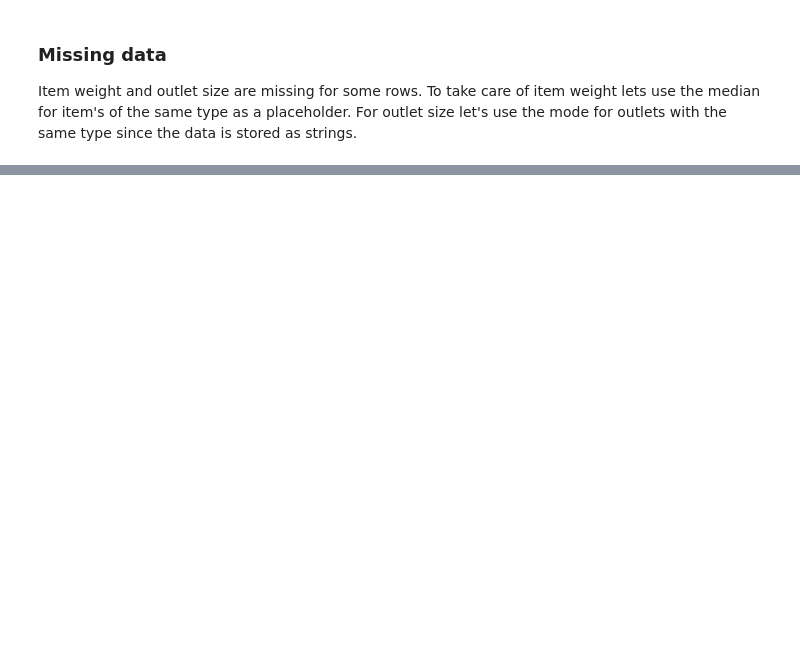
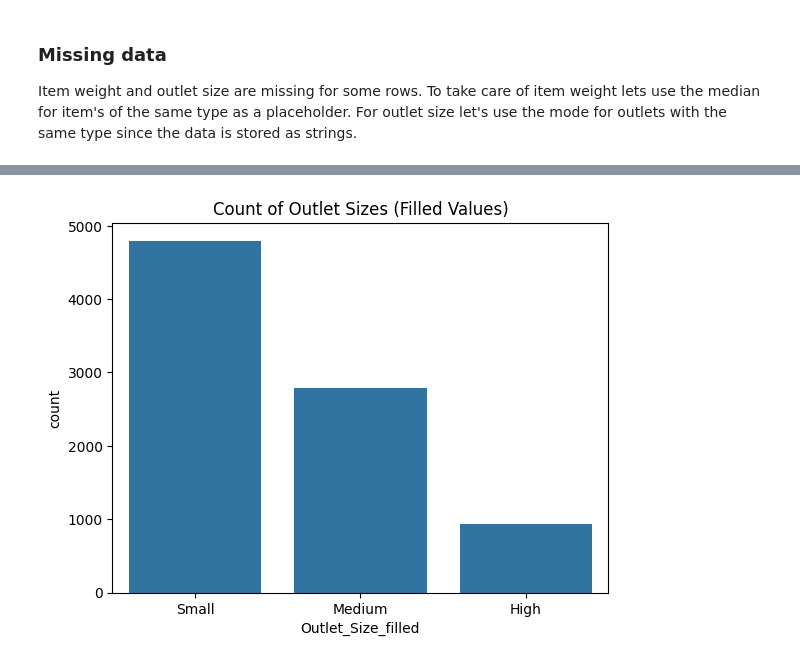
Before and after one commit to JohnK-au/Big-Mart-Data-Science-Project, a Jupyter notebook: scripts/Big-Mart-Analysis.ipynb, the cells around one changed output, grey strips where cells are left out. Cells and saved outputs as stored; diff of their text form; code cells hidden in the pictures; blank space fills up the shorter version.

```diff
--- a/scripts/Big-Mart-Analysis.ipynb
+++ b/scripts/Big-Mart-Analysis.ipynb
@@ -88,0 +107,8 @@ TypeError: dtype 'str' does not support operation 'mean'
+# %%
+# Visualise the missing Outlet Size data with Seaborn and Matplotlib
+
+sns.countplot(data=df_groceries, x="Outlet_Size_filled", order=["Small", "Medium", "High"])
+plt.title("Count of Outlet Sizes (Filled Values)")
+plt.show()
+# %% [output]
+[figure, added]
```
Also changed, not shown: parts of 13 cells of this notebook.
